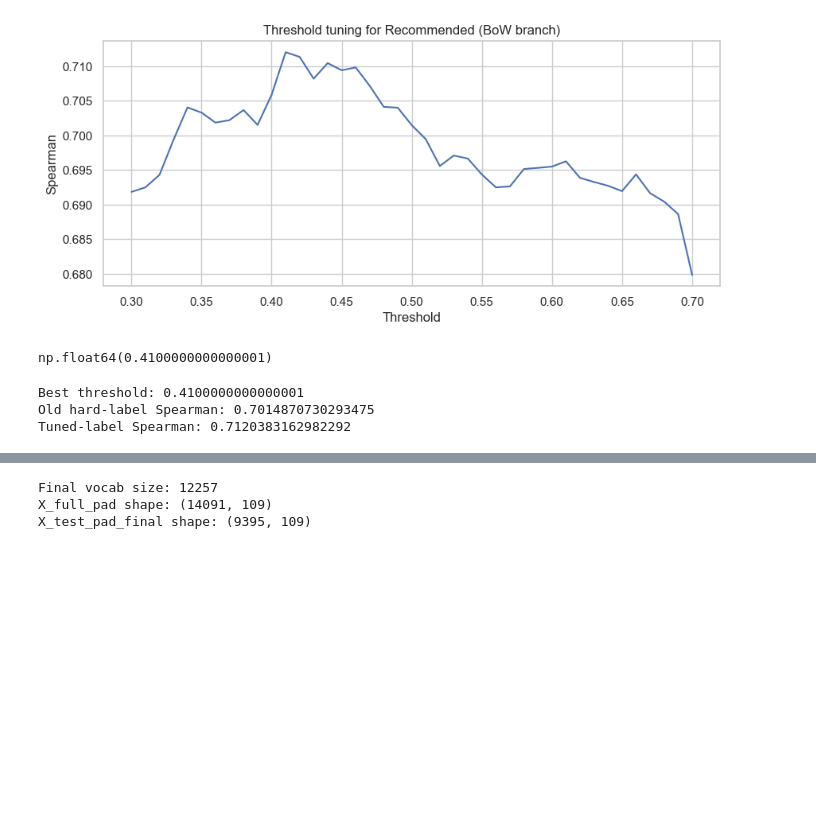
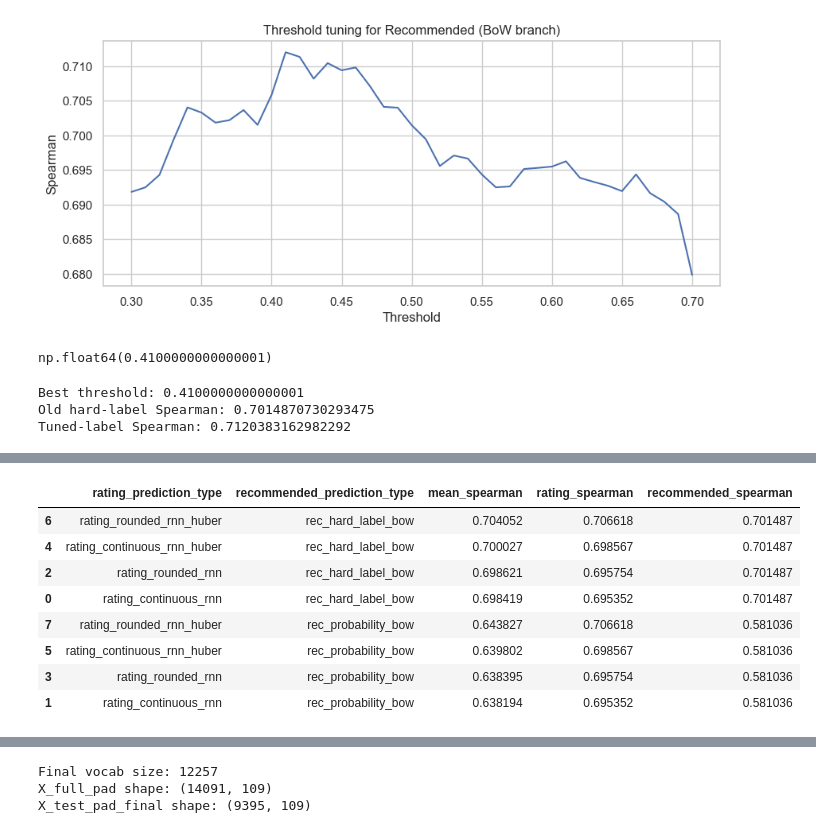
Before and after one commit to dariaproniakova/danit_final_project, a Jupyter notebook: notebooks/04_hybrid_improvement.ipynb, the cells around one changed output, grey strips where cells are left out. Drawn from its saved outputs; the diff is of its cells as text; code cells hidden in the pictures; blank space fills up the shorter version.

```diff
--- a/notebooks/04_hybrid_improvement.ipynb
+++ b/notebooks/04_hybrid_improvement.ipynb
@@ -480,3 +605,46 @@ hybrid_results_df
+# %%
+hybrid_results = []
+
+rating_options = {
+    "rating_continuous_rnn": val_rating_pred_cont,
+    "rating_rounded_rnn": val_rating_pred_round,
+    "rating_continuous_rnn_huber": val_rating_pred_cont_huber,
+    "rating_rounded_rnn_huber": val_rating_pred_round_huber
+}
+
+rec_options = {
+    "rec_hard_label_bow": val_rec_pred_label_bow,
+    "rec_probability_bow": val_rec_pred_prob_bow
+}
+
+for rating_name, rating_pred in rating_options.items():
+    for rec_name, rec_pred in rec_options.items():
+        score_df = evaluate_predictions(
+            y_val_rating, rating_pred,
+            y_val_rec, rec_pred
+        )
+        mean_score = score_df.loc[score_df["target"] == "Mean", "spearman"].iloc[0]
+
+        hybrid_results.append({
+            "rating_prediction_type": rating_name,
+            "recommended_prediction_type": rec_name,
+            "mean_spearman": mean_score,
+            "rating_spearman": score_df.loc[score_df["target"] == "Rating", "spearman"].iloc[0],
+            "recommended_spearman": score_df.loc[score_df["target"] == "Recommended", "spearman"].iloc[0]
+        })
+
+hybrid_results_df = pd.DataFrame(hybrid_results).sort_values("mean_spearman", ascending=False)
+hybrid_results_df
+# %% [output]
+|  | rating_prediction_type | recommended_prediction_type | mean_spearman | rating_spearman | recommended_spearman |
+| 6 | rating_rounded_rnn_huber | rec_hard_label_bow | 0.704052 | 0.706618 | 0.701487 |
+| 4 | rating_continuous_rnn_huber | rec_hard_label_bow | 0.700027 | 0.698567 | 0.701487 |
+| 2 | rating_rounded_rnn | rec_hard_label_bow | 0.698621 | 0.695754 | 0.701487 |
+| 0 | rating_continuous_rnn | rec_hard_label_bow | 0.698419 | 0.695352 | 0.701487 |
+| 7 | rating_rounded_rnn_huber | rec_probability_bow | 0.643827 | 0.706618 | 0.581036 |
+| 5 | rating_continuous_rnn_huber | rec_probability_bow | 0.639802 | 0.698567 | 0.581036 |
+| 3 | rating_rounded_rnn | rec_probability_bow | 0.638395 | 0.695754 | 0.581036 |
+| 1 | rating_continuous_rnn | rec_probability_bow | 0.638194 | 0.695352 | 0.581036 |
 # %%
 best_hybrid_row = hybrid_results_df.iloc[0]
 best_hybrid_row
```
Also changed, not shown: parts of 21 cells of this notebook, 1 other file.
